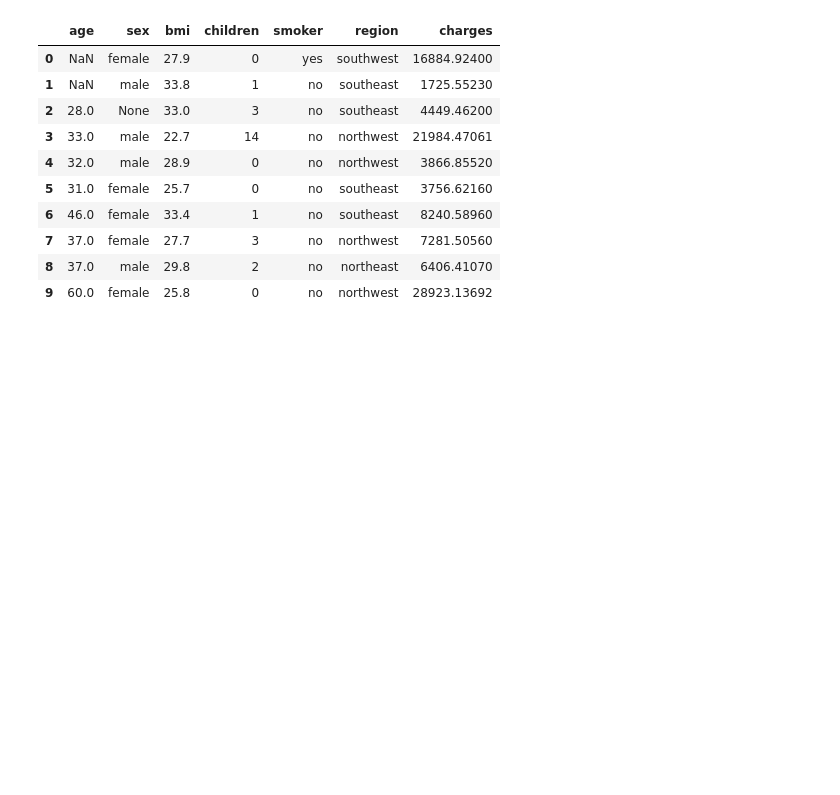
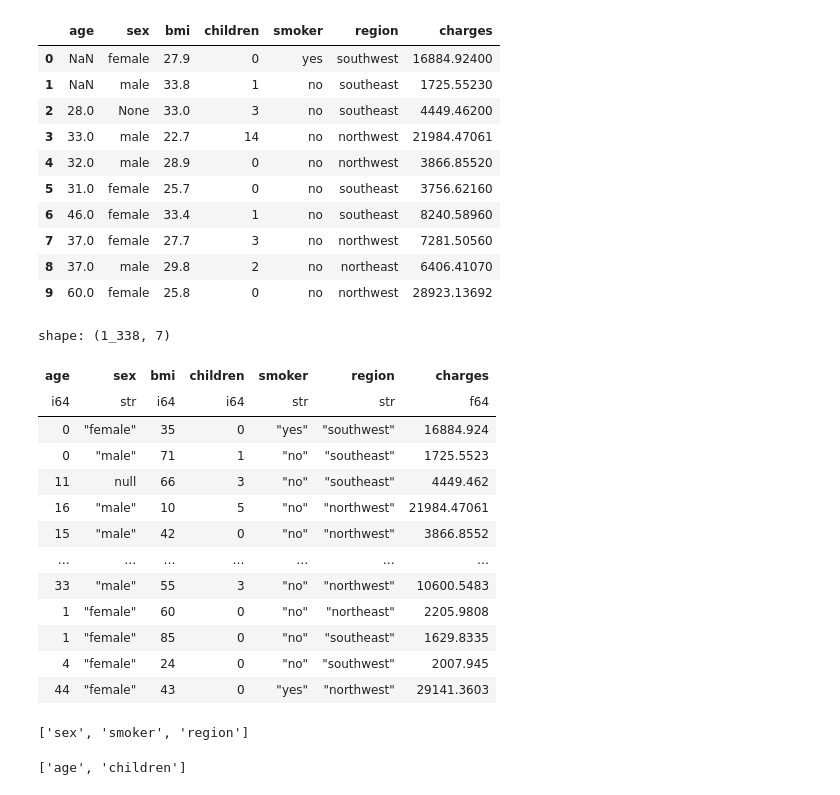
Before and after one commit to rzambrano1/tabular_nn, a Jupyter notebook: notebooks/tabular_argn.ipynb, the cells around one changed output. Cells and saved outputs as stored; diff of their text form; code cells hidden in the pictures; blank space fills up the shorter version.

Commit message:
Adding decoders for categorical and numeric discrete

```diff
--- a/notebooks/tabular_argn.ipynb
+++ b/notebooks/tabular_argn.ipynb
@@ -924,3 +940,32 @@ insurance_data.head(10)
 | 7 | 37.0 | female | 27.7 | 3 | no | northwest | 7281.50560 |
 | 8 | 37.0 | male | 29.8 | 2 | no | northeast | 6406.41070 |
 | 9 | 60.0 | female | 25.8 | 0 | no | northwest | 28923.13692 |
+# %%
+decode_categorical(
+    insurance_table_test._table,
+    insurance_table_test.categorical_decoding_maps ,
+    [item[0] for item in insurance_table_test._categorical_columns]
+)
+# %% [output]
+shape: (1_338, 7)
+| age | sex | bmi | children | smoker | region | charges |
+| i64 | str | i64 | i64 | str | str | f64 |
+| 0 | "female" | 35 | 0 | "yes" | "southwest" | 16884.924 |
+| 0 | "male" | 71 | 1 | "no" | "southeast" | 1725.5523 |
+| 11 | null | 66 | 3 | "no" | "southeast" | 4449.462 |
+| 16 | "male" | 10 | 5 | "no" | "northwest" | 21984.47061 |
+| 15 | "male" | 42 | 0 | "no" | "northwest" | 3866.8552 |
+| … | … | … | … | … | … | … |
+| 33 | "male" | 55 | 3 | "no" | "northwest" | 10600.5483 |
+| 1 | "female" | 60 | 0 | "no" | "northeast" | 2205.9808 |
+| 1 | "female" | 85 | 0 | "no" | "southeast" | 1629.8335 |
+| 4 | "female" | 24 | 0 | "no" | "southwest" | 2007.945 |
+| 44 | "female" | 43 | 0 | "yes" | "northwest" | 29141.3603 |
+# %%
+[item[0] for item in insurance_table_test._categorical_columns]
+# %% [output]
+['sex', 'smoker', 'region']
+# %%
+[item[0] for item in insurance_table_test._numerical_discrete_columns]
+# %% [output]
+['age', 'children']
```
Also changed, not shown: parts of 15 cells of this notebook, 2 other files.
